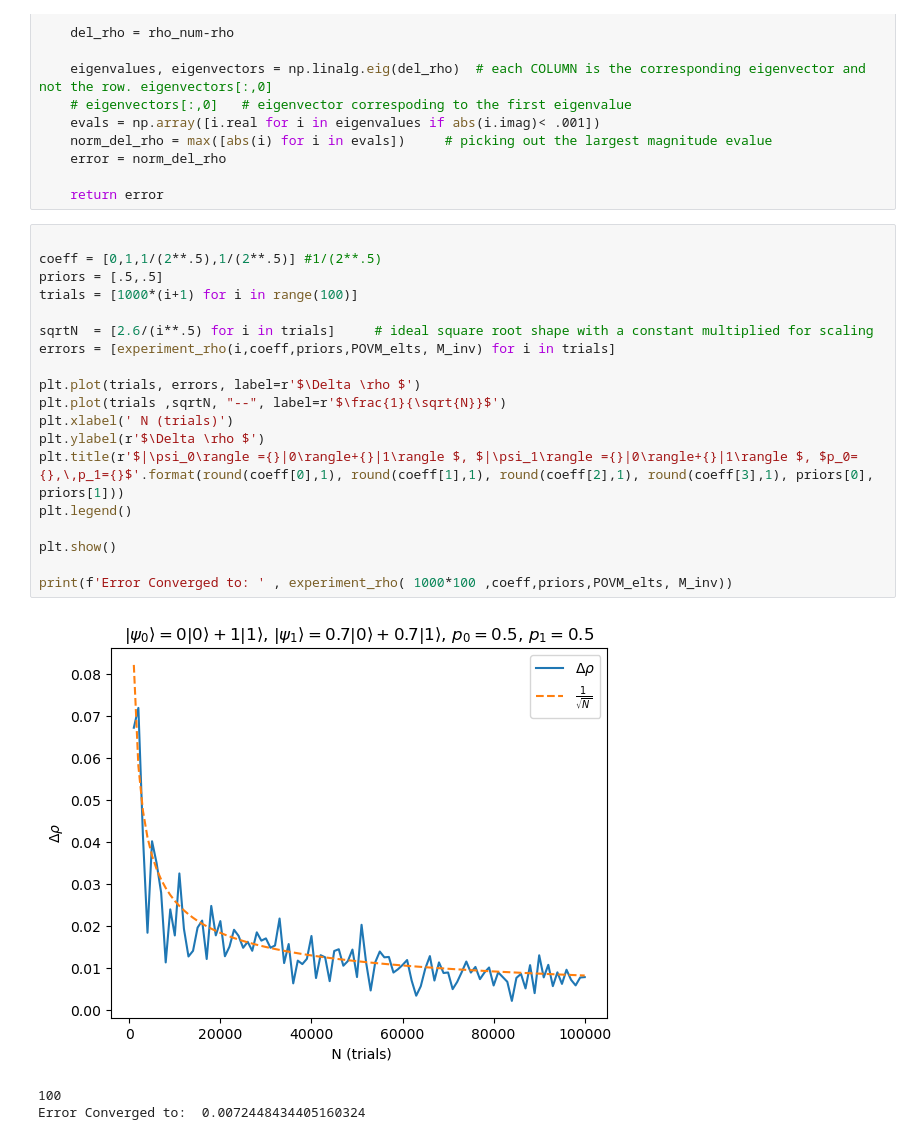
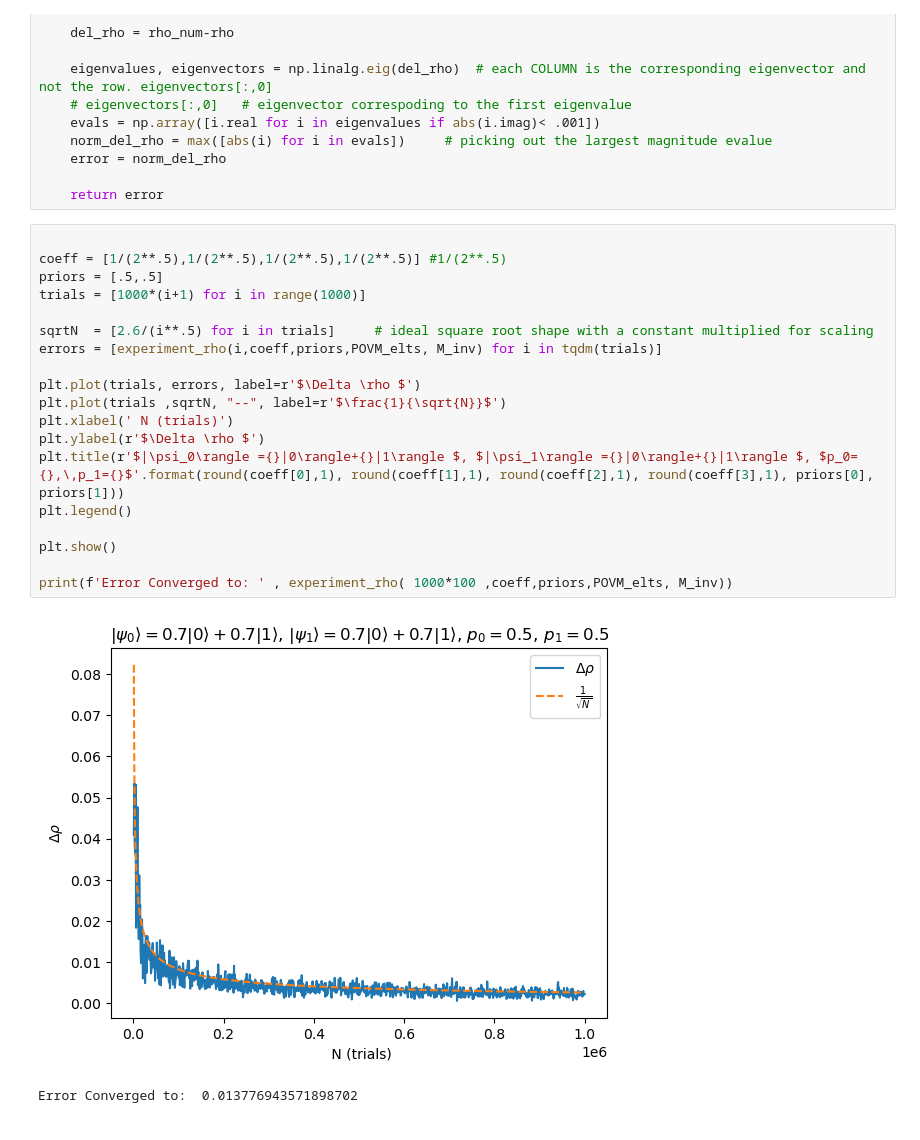
Before and after one commit to ofeypolv/povm, a Jupyter notebook: Pair_Discrimination_main.ipynb, the cells around one changed output. Drawn from its saved outputs; the diff is of its cells as text.

```diff
--- a/Pair_Discrimination_main.ipynb
+++ b/Pair_Discrimination_main.ipynb
@@ -82,24 +83,23 @@ def experiment_rho(N, coeff, priors, POVM_elts, M_inv):
     return error
 # %%
 
-coeff = [0,1,1/(2**.5),1/(2**.5)] #1/(2**.5)
+coeff = [1/(2**.5),1/(2**.5),1/(2**.5),1/(2**.5)] #1/(2**.5)
 priors = [.5,.5]
-trials = [1000*(i+1) for i in range(100)]
+trials = [1000*(i+1) for i in range(1000)]
 
 sqrtN  = [2.6/(i**.5) for i in trials]     # ideal square root shape with a constant multiplied for scaling
-errors = [experiment_rho(i,coeff,priors,POVM_elts, M_inv) for i in trials]
+errors = [experiment_rho(i,coeff,priors,POVM_elts, M_inv) for i in tqdm(trials)]
 
 plt.plot(trials, errors, label=r'$\Delta \rho $')
 plt.plot(trials ,sqrtN, "--", label=r'$\frac{1}{\sqrt{N}}$')
 plt.xlabel(' N (trials)')
 plt.ylabel(r'$\Delta \rho $')
 plt.title(r'$|\psi_0\rangle ={}|0\rangle+{}|1\rangle $, $|\psi_1\rangle ={}|0\rangle+{}|1\rangle $, $p_0={},\,p_1={}$'.format(round(coeff[0],1), round(coeff[1],1), round(coeff[2],1), round(coeff[3],1), priors[0], priors[1]))
 plt.legend()
 
 plt.show()
 
 print(f'Error Converged to: ' , experiment_rho( 1000*100 ,coeff,priors,POVM_elts, M_inv))
 # %% [output]
-[figure, old version]
+[figure, new version]
-100
-Error Converged to:  0.0072448434405160324
+Error Converged to:  0.013776943571898702
```
Also changed, not shown: parts of 9 cells of this notebook.
